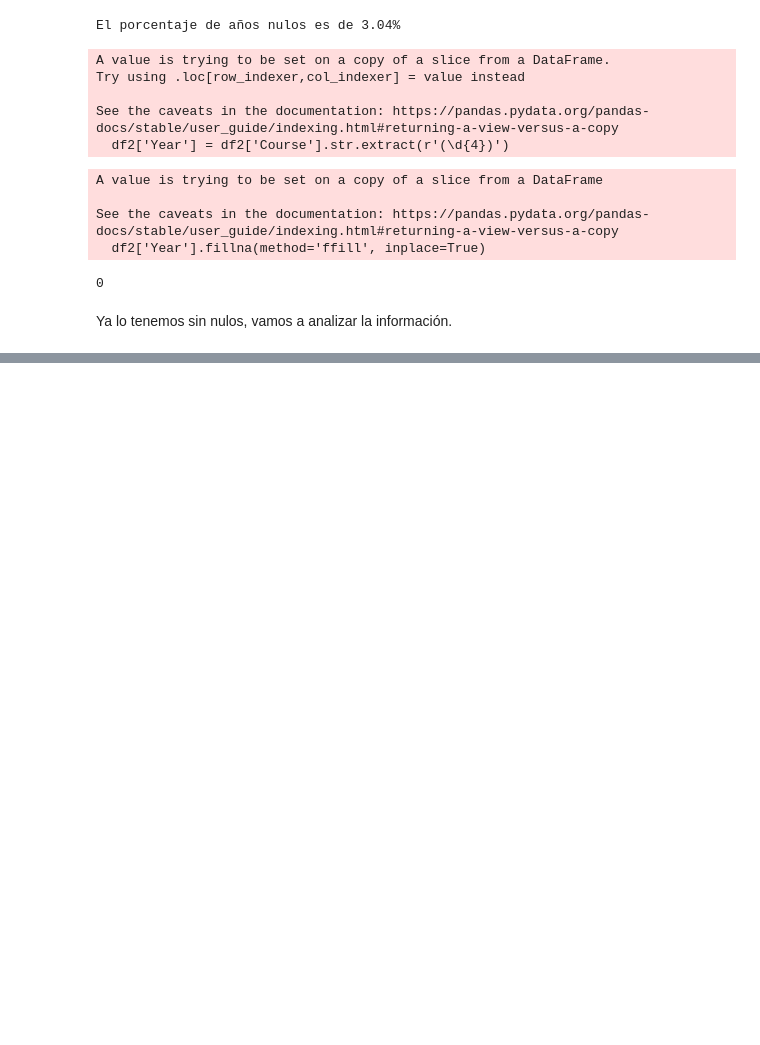
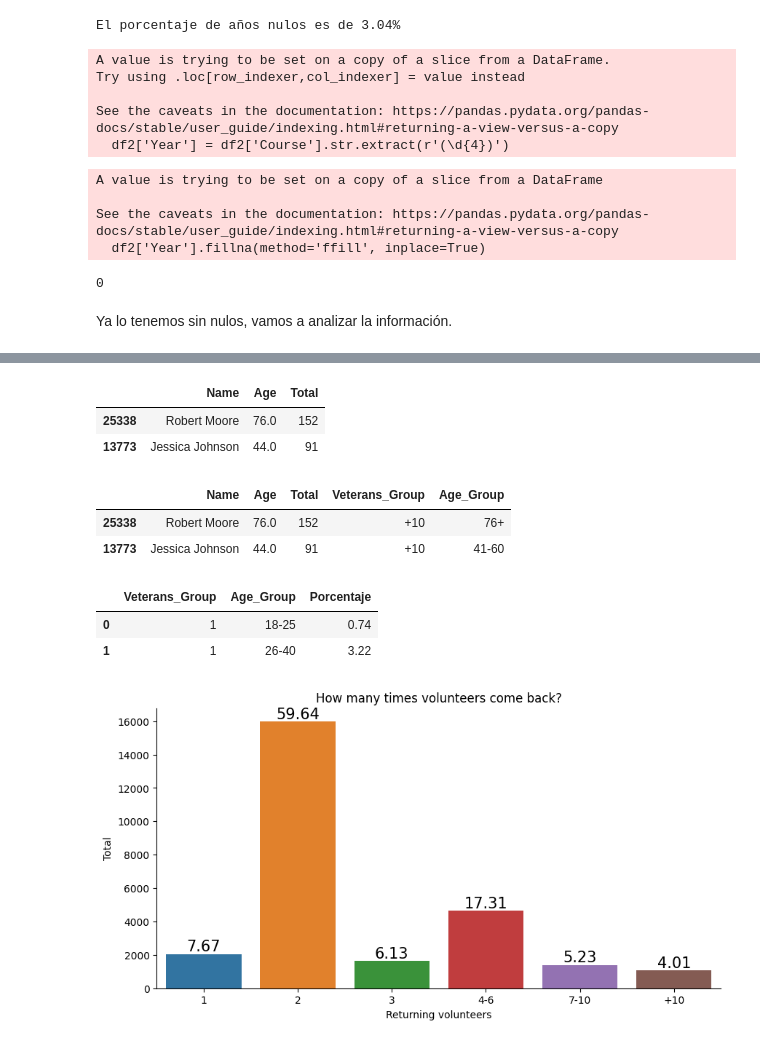
Before and after one commit to Ana-G-data/ETL-Pipeline, a Jupyter notebook: ETL_v2.ipynb, the cells around one changed output, grey strips where cells are left out. Saved outputs shown, nothing was run; the diff lists cells and outputs as text; code cells hidden in the pictures; blank space fills up the shorter version.

```diff
--- a/ETL_v2.ipynb
+++ b/ETL_v2.ipynb
@@ -862,0 +621,53 @@ df_2021
+# %%
+veteran_counts = df2.groupby(['Name','Age']).count()
+veteran_counts=veteran_counts.reset_index()
+veteran_counts=veteran_counts[['Name','Age', 'Year']]
+veteran_counts.rename({'Year': 'Total'}, axis=1, inplace=True)
+veteran_counts.sort_values(by= 'Total', ascending=False, inplace=True)
+veteran_counts.head(2)
+# %% [output]
+|  | Name | Age | Total |
+| 25338 | Robert Moore | 76.0 | 152 |
+| 13773 | Jessica Johnson | 44.0 | 91 |
+# %%
+bins_total = [0, 1, 2, 3, 6, 10, veteran_counts['Total'].max()]
+labels_total = ['1', '2' ,'3','4-6','7-10', '+10']
+veteran_counts['Veterans_Group'] = pd.cut(veteran_counts['Total'], bins=bins_total, labels=labels_total)
+
+veteran_counts['Age_Group'] = pd.cut(veteran_counts['Age'], bins=bins_age, labels=labels_age)
+
+veteran_counts.head(2)
+# %% [output]
+|  | Name | Age | Total | Veterans_Group | Age_Group |
+| 25338 | Robert Moore | 76.0 | 152 | +10 | 76+ |
+| 13773 | Jessica Johnson | 44.0 | 91 | +10 | 41-60 |
+# %%
+veteran_group_by_age= veteran_counts.groupby(['Veterans_Group','Age_Group']).count().reset_index()
+veteran_group_by_age['Porcentaje']= sp.porcentaje(veteran_group_by_age,'Total')
+veteran_group_by_age=veteran_group_by_age[['Veterans_Group','Age_Group','Porcentaje']]
+#veteran_group.sort_values(by='Porcentaje', ascending=False, inplace=True)"""
+veteran_group_by_age.head(2)
+# %% [output]
+|  | Veterans_Group | Age_Group | Porcentaje |
+| 0 | 1 | 18-25 | 0.74 |
+| 1 | 1 | 26-40 | 3.22 |
+# %%
+plt.figure(figsize=(10, 5))
+
+ax = sns.barplot(x='Veterans_Group', y='Total', data=veteran_group)
+ax.spines['right'].set_visible(False)
+ax.spines['top'].set_visible(False)
+# Añadir etiquetas y título al gráfico
+plt.xlabel('Returning volunteers')
+plt.ylabel('Total')
+plt.title('How many times volunteers come back?')
+for i, bar in enumerate(ax.patches):
+   ax.text(bar.get_x() + bar.get_width() / 2, bar.get_height()  +1.5,
+        f"{veteran_group['Porcentaje'][i]}",
+        horizontalalignment= 'center', verticalalignment='bottom',
+        fontsize=15, rotation=0, color='black')
+
+# Mostrar el gráfico
+plt.show()
+# %% [output]
+[figure, added]
```
Also changed, not shown: parts of 100 cells of this notebook, 14 other files.
